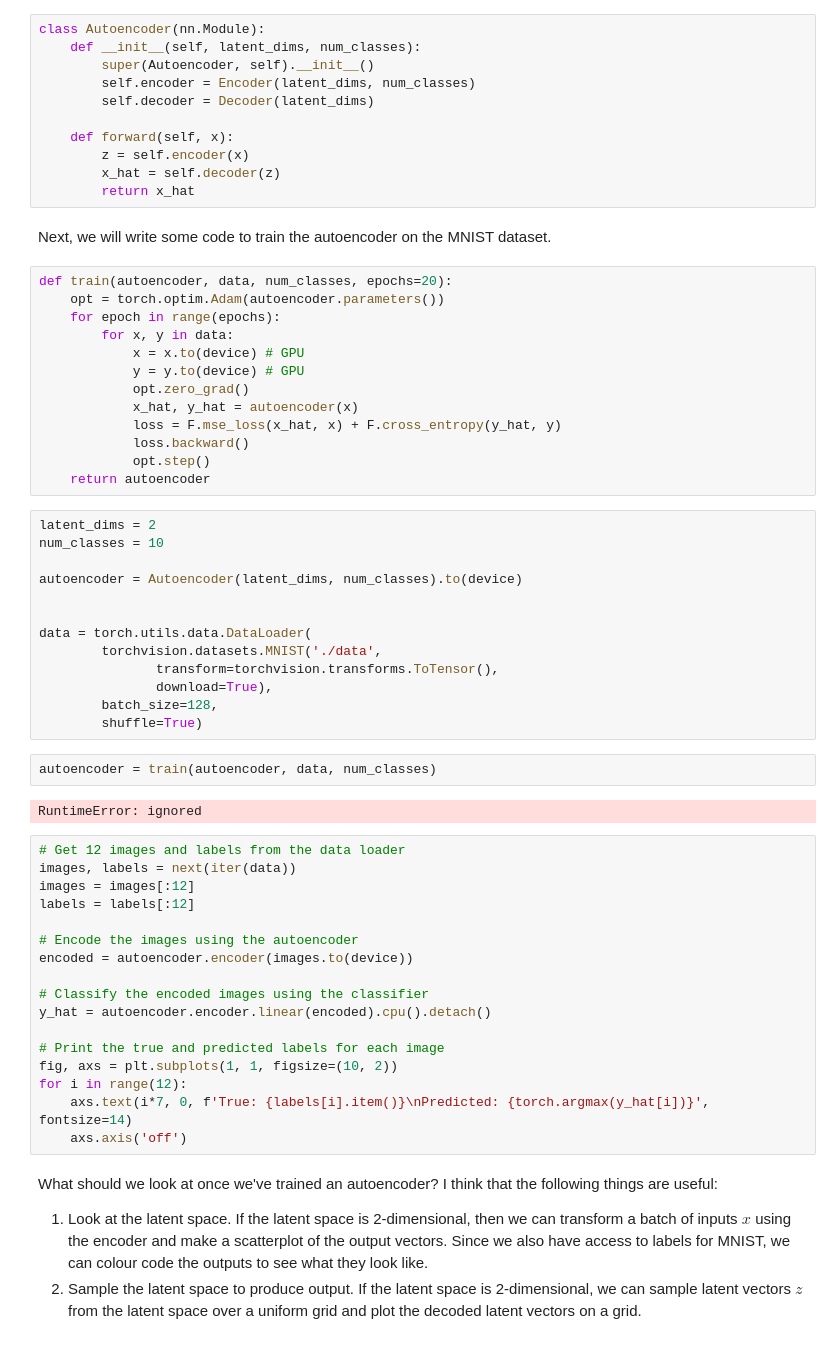
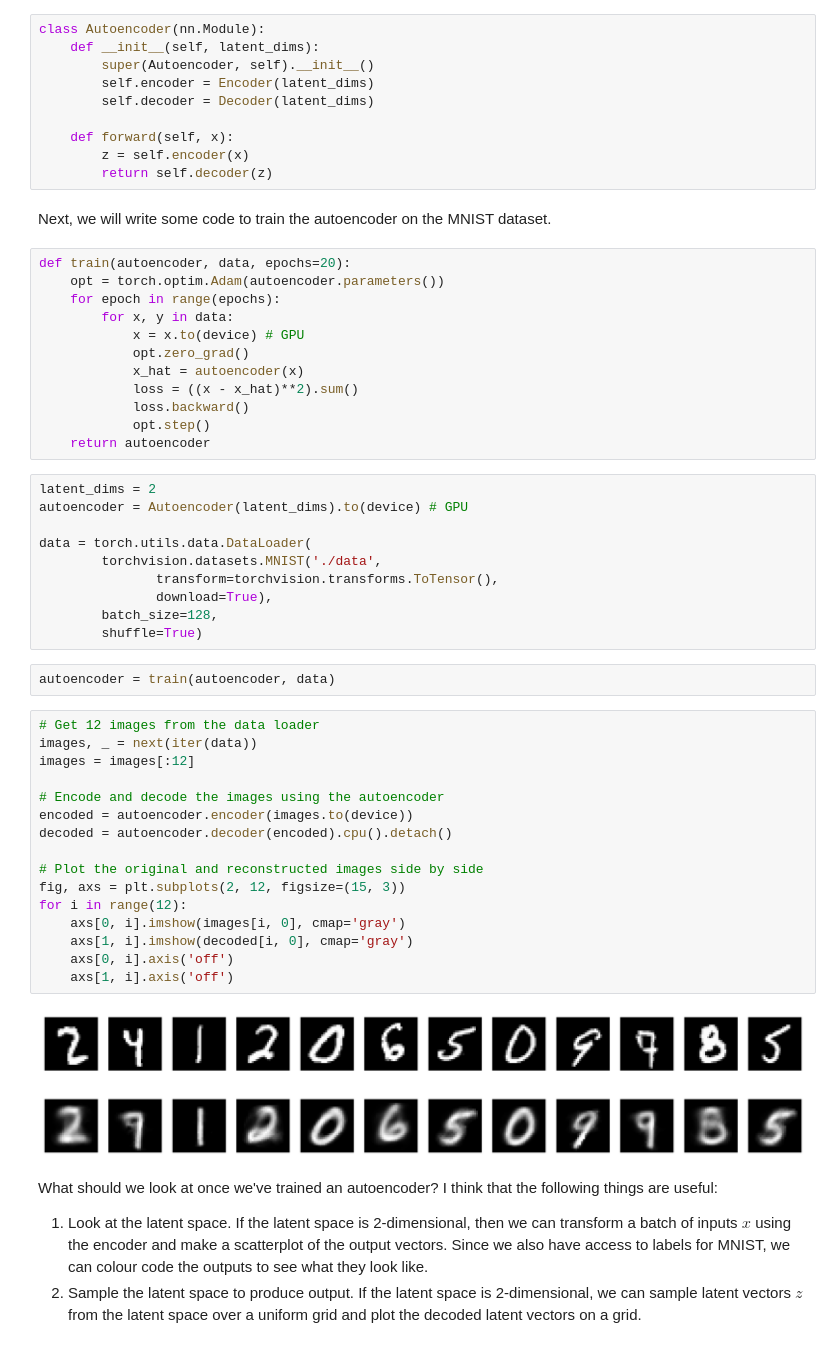
Before and after one commit to diesistdername/thesis-vae-tutorial, a Jupyter notebook: vae.ipynb, the cells around one changed output. Drawn from its saved outputs; the diff is of its cells as text.

```diff
--- a/vae.ipynb
+++ b/vae.ipynb
@@ -232,36 +104,31 @@ class Decoder(nn.Module):
 FInally, we write an `Autoencoder` class that combines these two. Note that we could have easily written this entire autoencoder as a single neural network, but splitting them in two makes it conceptually clearer.
 # %%
 class Autoencoder(nn.Module):
-    def __init__(self, latent_dims, num_classes):
+    def __init__(self, latent_dims):
         super(Autoencoder, self).__init__()
-        self.encoder = Encoder(latent_dims, num_classes)
+        self.encoder = Encoder(latent_dims)
         self.decoder = Decoder(latent_dims)
 
     def forward(self, x):
         z = self.encoder(x)
-        x_hat = self.decoder(z)
-        return x_hat
+        return self.decoder(z)
 # %% [markdown]
 Next, we will write some code to train the autoencoder on the MNIST dataset.
 # %%
-def train(autoencoder, data, num_classes, epochs=20):
+def train(autoencoder, data, epochs=20):
     opt = torch.optim.Adam(autoencoder.parameters())
     for epoch in range(epochs):
         for x, y in data:
             x = x.to(device) # GPU
-            y = y.to(device) # GPU
             opt.zero_grad()
-            x_hat, y_hat = autoencoder(x)
-            loss = F.mse_loss(x_hat, x) + F.cross_entropy(y_hat, y)
+            x_hat = autoencoder(x)
+            loss = ((x - x_hat)**2).sum()
             loss.backward()
             opt.step()
     return autoencoder
 # %%
 latent_dims = 2
-num_classes = 10
-
-autoencoder = Autoencoder(latent_dims, num_classes).to(device)
-
+autoencoder = Autoencoder(latent_dims).to(device) # GPU
 
 data = torch.utils.data.DataLoader(
         torchvision.datasets.MNIST('./data',
@@ -270,26 +137,25 @@ data = torch.utils.data.DataLoader(
         batch_size=128,
         shuffle=True)
 # %%
-autoencoder = train(autoencoder, data, num_classes)
+autoencoder = train(autoencoder, data)
-# %% [output]
-RuntimeError: ignored
 # %%
-# Get 12 images and labels from the data loader
-images, labels = next(iter(data))
+# Get 12 images from the data loader
+images, _ = next(iter(data))
 images = images[:12]
-labels = labels[:12]
 
-# Encode the images using the autoencoder
+# Encode and decode the images using the autoencoder
 encoded = autoencoder.encoder(images.to(device))
+decoded = autoencoder.decoder(encoded).cpu().detach()
 
-# Classify the encoded images using the classifier
-y_hat = autoencoder.encoder.linear(encoded).cpu().detach()
-
-# Print the true and predicted labels for each image
-fig, axs = plt.subplots(1, 1, figsize=(10, 2))
+# Plot the original and reconstructed images side by side
+fig, axs = plt.subplots(2, 12, figsize=(15, 3))
 for i in range(12):
-    axs.text(i*7, 0, f'True: {labels[i].item()}\nPredicted: {torch.argmax(y_hat[i])}', fontsize=14)
-    axs.axis('off')
+    axs[0, i].imshow(images[i, 0], cmap='gray')
+    axs[1, i].imshow(decoded[i, 0], cmap='gray')
+    axs[0, i].axis('off')
+    axs[1, i].axis('off')
+# %% [output]
+[figure, added]
 # %% [markdown]
 What should we look at once we've trained an autoencoder? I think that the following things are useful:
 
```
Also changed, not shown: parts of 27 cells of this notebook.
